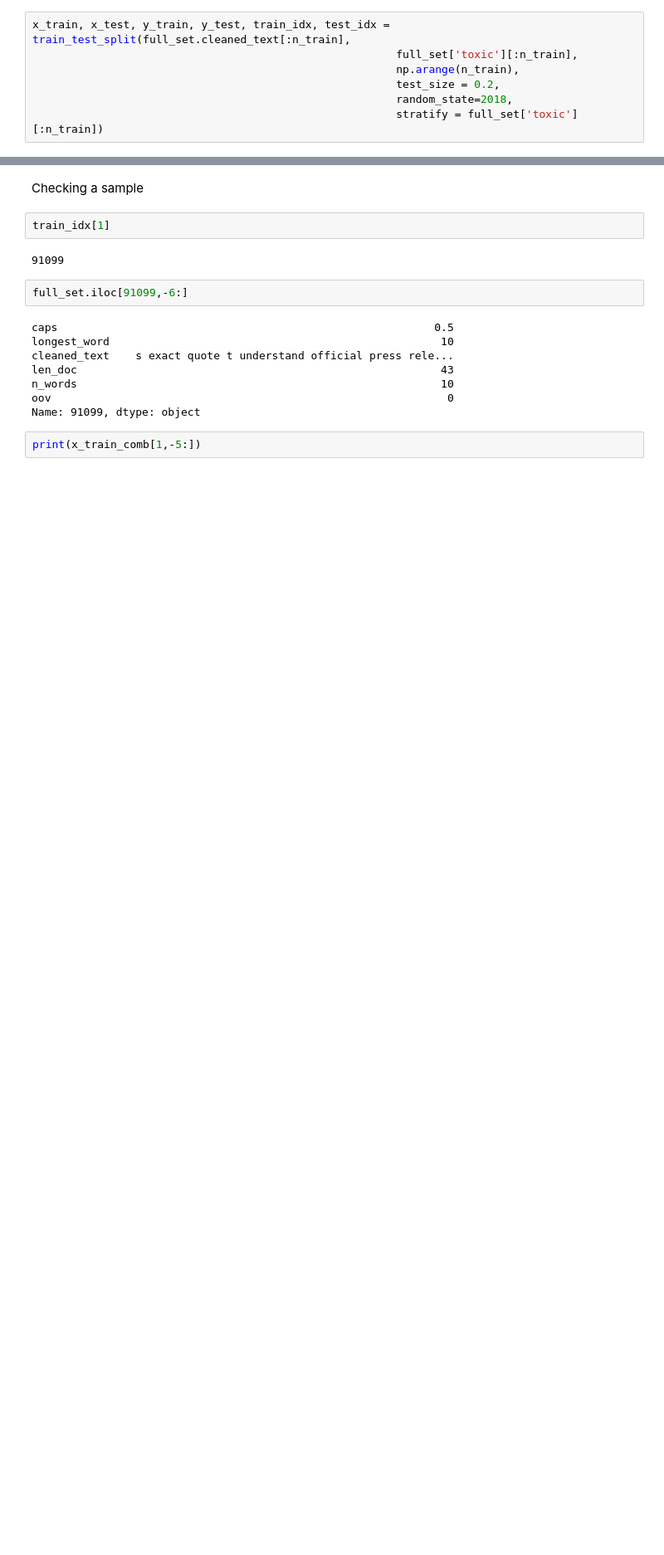
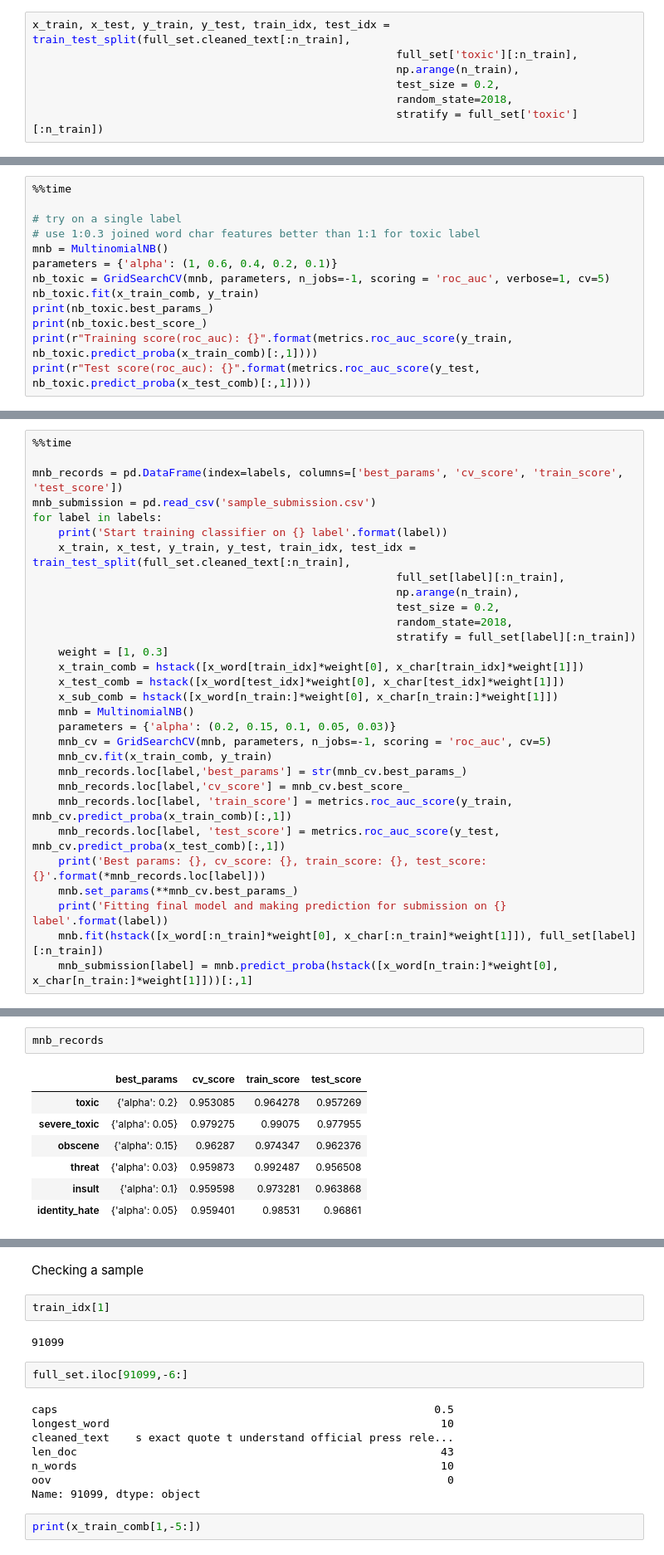
Before and after one commit to liyadi81/toxic-comment-classification, a Jupyter notebook: Toxic_Comment.ipynb, the cells around one changed output, grey strips where cells are left out. Shown at 83% size. Saved outputs shown, nothing was run; the diff lists cells and outputs as text; blank space fills up the shorter version.

```diff
--- a/Toxic_Comment.ipynb
+++ b/Toxic_Comment.ipynb
@@ -542,0 +482,13 @@ x_train, x_test, y_train, y_test, train_idx, test_idx = train_test_split(full_se
+# %%
+%%time
+
+# try on a single label
+# use 1:0.3 joined word char features better than 1:1 for toxic label
+mnb = MultinomialNB()
+parameters = {'alpha': (1, 0.6, 0.4, 0.2, 0.1)}
+nb_toxic = GridSearchCV(mnb, parameters, n_jobs=-1, scoring = 'roc_auc', verbose=1, cv=5)
+nb_toxic.fit(x_train_comb, y_train)
+print(nb_toxic.best_params_)
+print(nb_toxic.best_score_)
+print(r"Training score(roc_auc): {}".format(metrics.roc_auc_score(y_train, nb_toxic.predict_proba(x_train_comb)[:,1])))
+print(r"Test score(roc_auc): {}".format(metrics.roc_auc_score(y_test, nb_toxic.predict_proba(x_test_comb)[:,1])))
@@ -542,0 +505,30 @@ x_train, x_test, y_train, y_test, train_idx, test_idx = train_test_split(full_se
+# %%
+%%time
+
+mnb_records = pd.DataFrame(index=labels, columns=['best_params', 'cv_score', 'train_score', 'test_score'])
+mnb_submission = pd.read_csv('sample_submission.csv')
+for label in labels:
+    print('Start training classifier on {} label'.format(label))
+    x_train, x_test, y_train, y_test, train_idx, test_idx = train_test_split(full_set.cleaned_text[:n_train],
+                                                        full_set[label][:n_train],
+                                                        np.arange(n_train),
+                                                        test_size = 0.2,
+                                                        random_state=2018,
+                                                        stratify = full_set[label][:n_train])
+    weight = [1, 0.3]
+    x_train_comb = hstack([x_word[train_idx]*weight[0], x_char[train_idx]*weight[1]])
+    x_test_comb = hstack([x_word[test_idx]*weight[0], x_char[test_idx]*weight[1]])
+    x_sub_comb = hstack([x_word[n_train:]*weight[0], x_char[n_train:]*weight[1]])
+    mnb = MultinomialNB()
+    parameters = {'alpha': (0.2, 0.15, 0.1, 0.05, 0.03)}
+    mnb_cv = GridSearchCV(mnb, parameters, n_jobs=-1, scoring = 'roc_auc', cv=5)
+    mnb_cv.fit(x_train_comb, y_train)
+    mnb_records.loc[label,'best_params'] = str(mnb_cv.best_params_)
+    mnb_records.loc[label,'cv_score'] = mnb_cv.best_score_
+    mnb_records.loc[label, 'train_score'] = metrics.roc_auc_score(y_train, mnb_cv.predict_proba(x_train_comb)[:,1])
+    mnb_records.loc[label, 'test_score'] = metrics.roc_auc_score(y_test, mnb_cv.predict_proba(x_test_comb)[:,1])
+    print('Best params: {}, cv_score: {}, train_score: {}, test_score: {}'.format(*mnb_records.loc[label]))
+    mnb.set_params(**mnb_cv.best_params_)
+    print('Fitting final model and making prediction for submission on {} label'.format(label))
+    mnb.fit(hstack([x_word[:n_train]*weight[0], x_char[:n_train]*weight[1]]), full_set[label][:n_train])
+    mnb_submission[label] = mnb.predict_proba(hstack([x_word[n_train:]*weight[0], x_char[n_train:]*weight[1]]))[:,1]
@@ -542,0 +555,10 @@ x_train, x_test, y_train, y_test, train_idx, test_idx = train_test_split(full_se
+# %%
+mnb_records
+# %% [output]
+|  | best_params | cv_score | train_score | test_score |
+| toxic | {'alpha': 0.2} | 0.953085 | 0.964278 | 0.957269 |
+| severe_toxic | {'alpha': 0.05} | 0.979275 | 0.99075 | 0.977955 |
+| obscene | {'alpha': 0.15} | 0.96287 | 0.974347 | 0.962376 |
+| threat | {'alpha': 0.03} | 0.959873 | 0.992487 | 0.956508 |
+| insult | {'alpha': 0.1} | 0.959598 | 0.973281 | 0.963868 |
+| identity_hate | {'alpha': 0.05} | 0.959401 | 0.98531 | 0.96861 |
```
Also changed, not shown: parts of 48 cells of this notebook.
